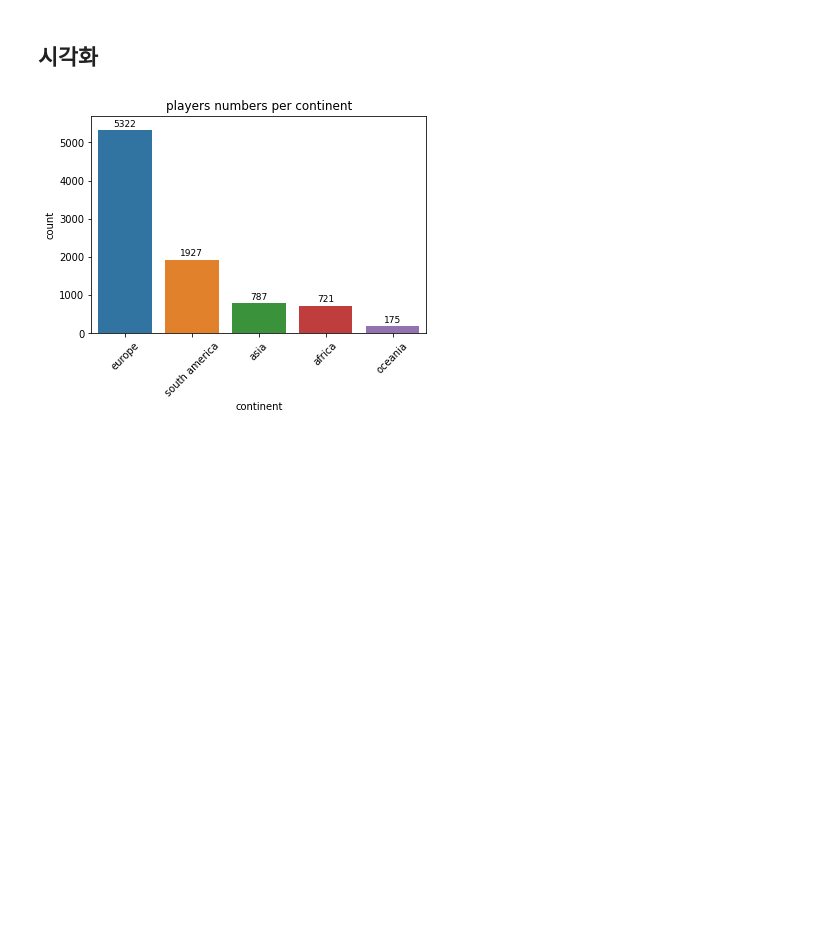
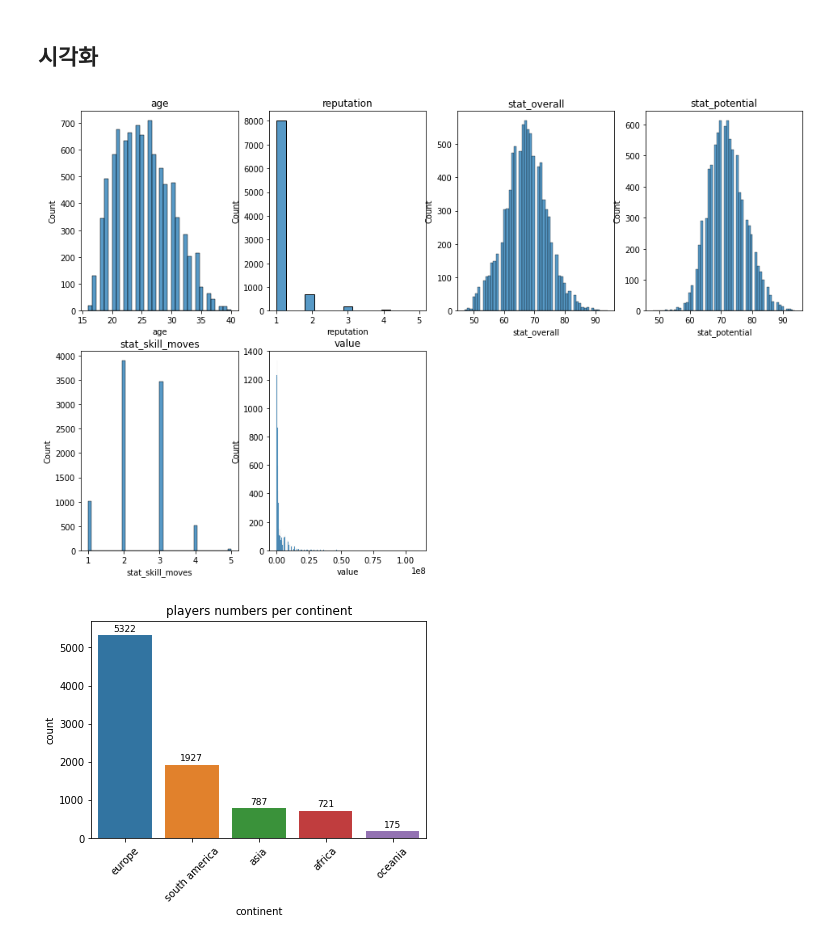
Before and after one commit to Sunnnyyy16/Dacon_study, a Jupyter notebook: FIFA/FIFA_payment.ipynb, the cells around one changed output. Drawn from its saved outputs; the diff is of its cells as text; code cells hidden in the pictures; blank space fills up the shorter version.

```diff
--- a/FIFA/FIFA_payment.ipynb
+++ b/FIFA/FIFA_payment.ipynb
@@ -138,6 +138,18 @@ dtype: int64
 null값 처리 불필요
 # %% [markdown]
 ## 시각화
+# %%
+# histplot으로 수치형 데이터 분포 확인
+plt.figure(figsize=(16,10))
+
+cols = train.columns[7:].insert(0,'age')
+for i in range(len(cols)):
+  plt.subplot(2,4,i+1)
+  plt.title(cols[i])
+  sns.histplot(train[cols[i]])
+plt.show()
+# %% [output]
+[figure, added]
 # %%
 ax= sns.countplot(x='continent',data=train, order = train['continent'].value_counts().index)
 
```
